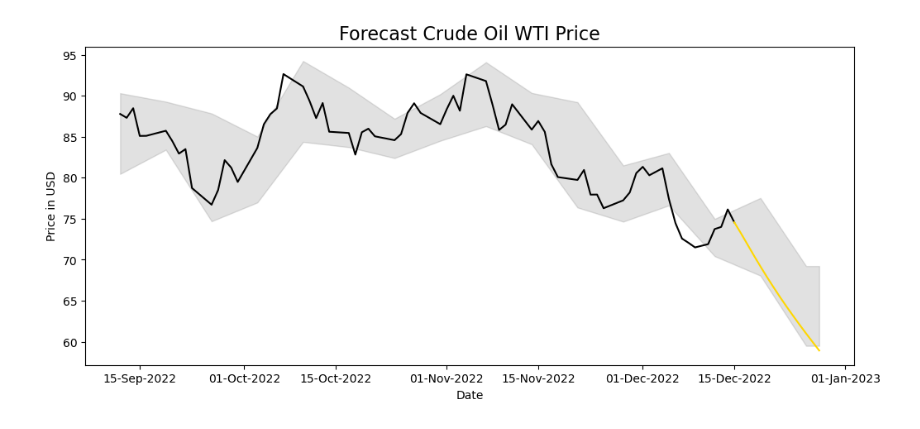
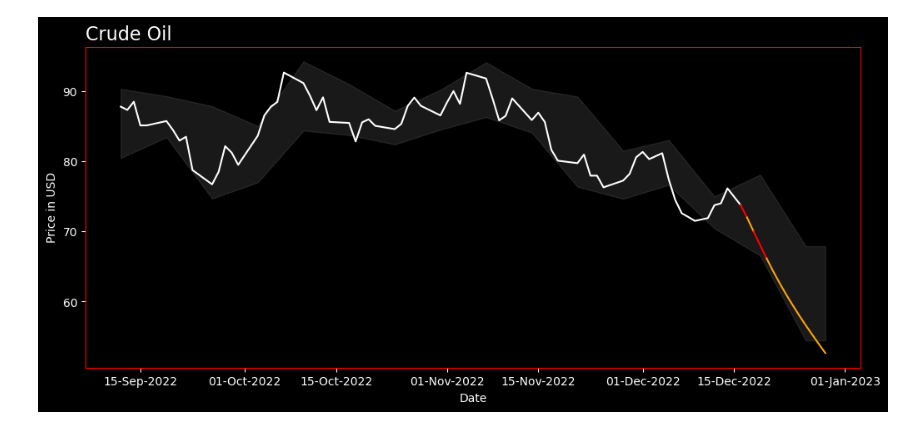
Before and after one commit to datawithalvin/Crude-Oil-Price-Forecasting, a Jupyter notebook: notebooks/build-functions.ipynb, the cells around one changed output. Saved outputs shown, nothing was run; the diff lists cells and outputs as text; code cells hidden in the pictures.

Commit message:
minor changes on figures

```diff
--- a/notebooks/build-functions.ipynb
+++ b/notebooks/build-functions.ipynb
@@ -255,29 +267,35 @@ mynewdf
 # %%
 # green
 fig, ax = plt.subplots()
 plt.gcf().set_size_inches(12, 5, forward=True)
 currentFig = plt.gcf()
 # styling
-plt.style.use('default')
+plt.style.use('dark_background')
 
 # Create the line chart
-plt.plot(mynewdf[-84:-13].index, mynewdf['Price'][-84:-13], color="black")
-plt.plot(mynewdf[-14:].index, mynewdf['Price'][-14:], color="gold")
+plt.plot(mynewdf[-84:-13].index, mynewdf['Price'][-84:-13], color="white")
+plt.plot(mynewdf[-14:-12].index, mynewdf['Price'][-14:-12], color="red")
+plt.plot(mynewdf[-13:-11].index, mynewdf['Price'][-13:-11], color="orange")
+plt.plot(mynewdf[-12:-9].index, mynewdf['Price'][-12:-9], color="red")
+plt.plot(mynewdf[-10:].index, mynewdf['Price'][-10:], color="orange")
 
 # Add the 95% confidence interval to the chart
-plt.fill_between(mynewdf[-84:].index, mynewdf['ConfidenceLow'][-84:], mynewdf['ConfidenceHigh'][-84:], alpha=0.2, color="dimgray")
+plt.fill_between(mynewdf[-84:].index, mynewdf['ConfidenceLow'][-84:], mynewdf['ConfidenceHigh'][-84:], alpha=0.2, color="grey")
 
 
 # styling
 plt.xlabel('Date', fontsize=10)
 plt.ylabel('Price in USD', fontsize=10)
-plt.title('Forecast Crude Oil WTI Price', fontsize=16)
+plt.title('Crude Oil', fontsize=16, loc='left')
 
 # Show the chart
 ax.xaxis.set_major_formatter(mdates.DateFormatter("%d-%b-%Y"))
-# plt.grid()
+
+for spine in ax.spines.values():
+    spine.set_color('red')
+
 # turn off the top frame
 plt.frameon = False
 plt.show()
 # %% [output]
-[figure, old version]
+[figure, new version]
```
Also changed, not shown: parts of 2 cells of this notebook, 4 other files.
